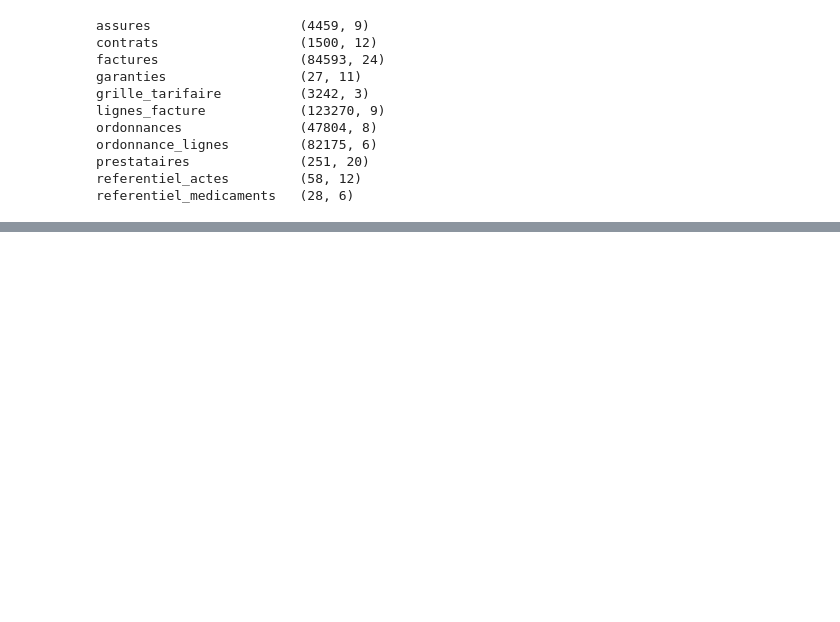
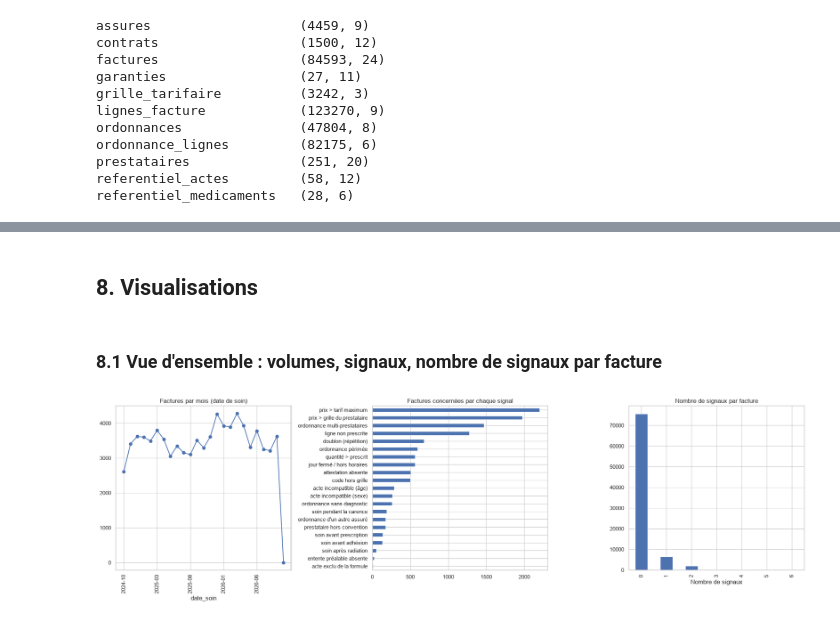
Before and after one commit to FanasinaBinah/predicare-tpa, a Jupyter notebook: notebooks/exploration.ipynb, the cells around one changed output, grey strips where cells are left out. Drawn from its saved outputs; the diff is of its cells as text; code cells hidden in the pictures; blank space fills up the shorter version.

```diff
--- a/notebooks/exploration.ipynb
+++ b/notebooks/exploration.ipynb
@@ -135,0 +304,4 @@ contrats            .formule              -> 0 orphelin(s)
+# %%
+print(fact_full.devise.unique())
+fact_full = fact_full.drop(columns=["devise"])
+print(fact_full.shape)
@@ -135,0 +373,21 @@ contrats            .formule              -> 0 orphelin(s)
+# %%
+# Âge du patient le jour du soin
+fact_full["age_soin"] = fact_full.date_soin.dt.year - fact_full.annee_naissance
+
+profil = lignes.merge(fact_full[["facture_id", "sexe", "age_soin"]],
+                      on="facture_id", how="left", validate="m:1")
+
+profil["sexe_incoherent"] = profil.sexe_requis.notna() & (profil.sexe != profil.sexe_requis)
+profil["age_incoherent"] = (profil.age_soin < profil.age_min) | (profil.age_soin > profil.age_max)
+
+profil_fact = (profil.groupby("facture_id")
+               .agg(nb_lignes_sexe_incoherent=("sexe_incoherent", "sum"),
+                    nb_lignes_age_incoherent=("age_incoherent", "sum"))
+               .reset_index())
+
+fact_full = fact_full.merge(profil_fact, on="facture_id", how="left", validate="1:1")
+cols = ["nb_lignes_sexe_incoherent", "nb_lignes_age_incoherent"]
+fact_full[cols] = fact_full[cols].fillna(0).astype(int)
+
+print("Lignes :", len(fact_full), "| Colonnes :", fact_full.shape[1])
+print((fact_full[cols] > 0).sum())
@@ -135,0 +543,26 @@ contrats            .formule              -> 0 orphelin(s)
+# %% [markdown]
+## 8. Visualisations
+# %% [markdown]
+### 8.1 Vue d'ensemble : volumes, signaux, nombre de signaux par facture
+# %%
+fig, axes = plt.subplots(1, 3, figsize=(20, 6))
+
+# 1. Volume de factures par mois
+par_mois = fact_full.groupby(fact_full.date_soin.dt.to_period("M")).size()
+par_mois.index = par_mois.index.astype(str)
+par_mois.plot(ax=axes[0], marker="o")
+axes[0].set_title("Factures par mois (date de soin)")
+axes[0].tick_params(axis="x", rotation=90)
+
+# 2. Fréquence de chaque signal
+signaux.sum().sort_values().plot.barh(ax=axes[1])
+axes[1].set_title("Factures concernées par chaque signal")
+
+# 3. Nombre de signaux par facture
+fact_full.nb_signaux.value_counts().sort_index().plot.bar(ax=axes[2])
+axes[2].set_title("Nombre de signaux par facture")
+axes[2].set_xlabel("Nombre de signaux")
+
+sauver("exploration_signaux")
+# %% [output]
+[figure, added]
```
Also changed, not shown: parts of 47 cells of this notebook, 37 other files.
